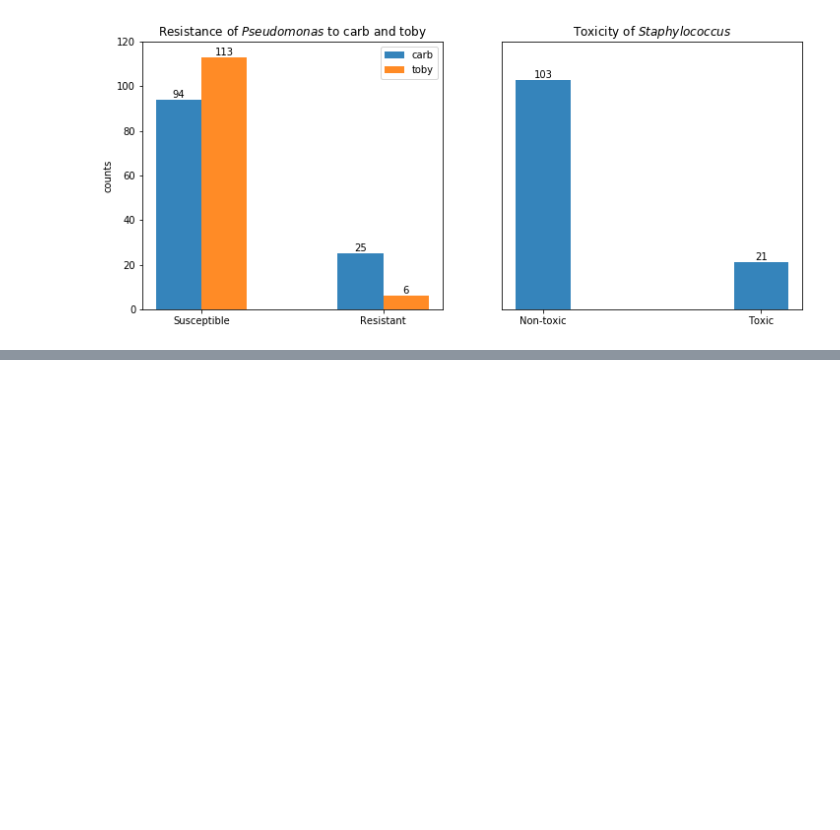
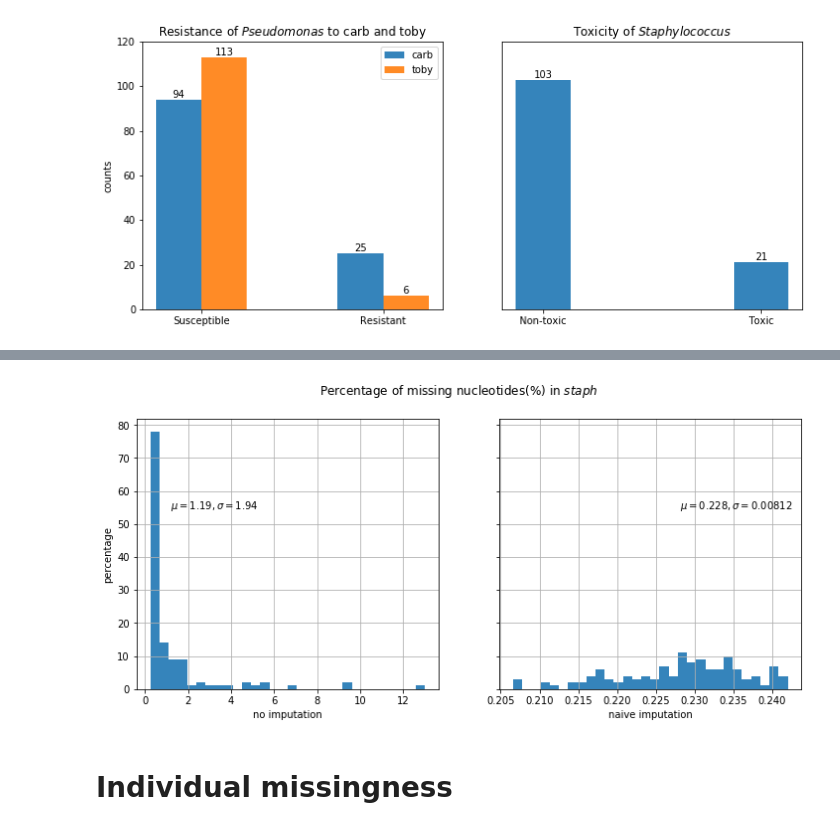
Before and after one commit to solislemuslab/dna-nn, a Jupyter notebook: zhaoyi/graphs.ipynb, the cells around one changed output, grey strips where cells are left out. Drawn from its saved outputs; the diff is of its cells as text; code cells hidden in the pictures; blank space fills up the shorter version.

```diff
--- a/zhaoyi/graphs.ipynb
+++ b/zhaoyi/graphs.ipynb
@@ -223,0 +80,6 @@ plt.show()
+# %%
+contrast_missingness(records_staph['missing_%'], records_staph['missing_%_i'], 'staph')
+# %% [output]
+[figure, added]
+# %% [markdown]
+# Individual missingness
```
Also changed, not shown: parts of 49 cells of this notebook, 2 other files.
